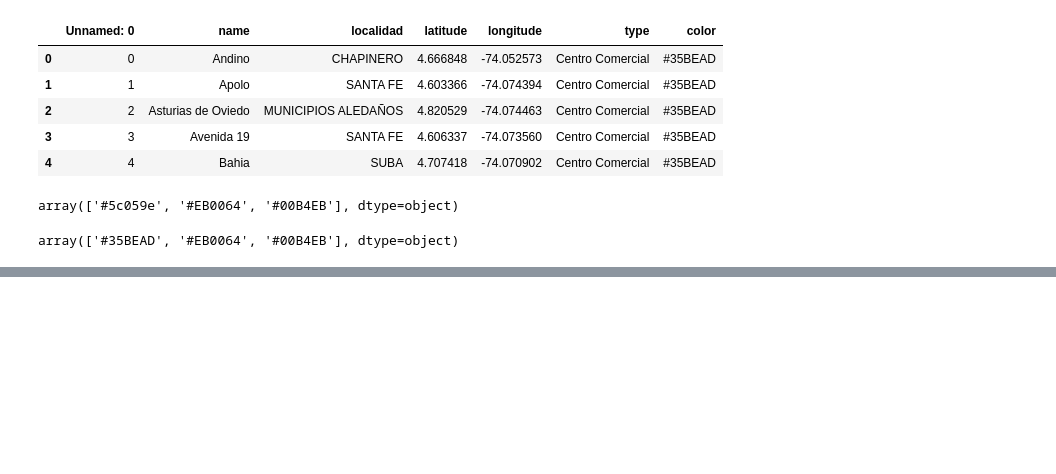
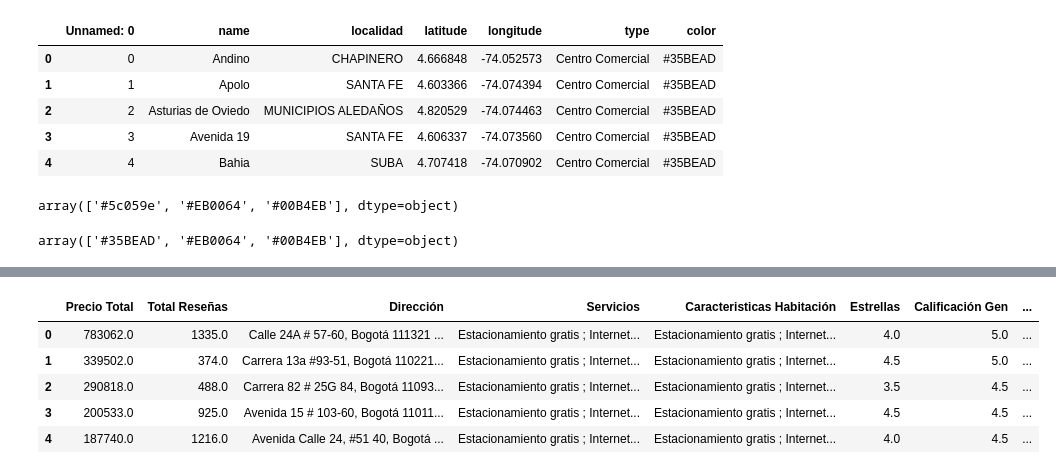
Before and after one commit to DMGochoa/team-126-dash-app, a Jupyter notebook: cambios.ipynb, the cells around one changed output, grey strips where cells are left out. Drawn from its saved outputs; the diff is of its cells as text; code cells hidden in the pictures; blank space fills up the shorter version.

```diff
--- a/cambios.ipynb
+++ b/cambios.ipynb
@@ -25,0 +28,4 @@ df.to_csv("./data-cleaned/scattermap_points.csv", index=False)
+# %%
+df_hoteles = pd.read_excel("./data/extracción.xlsx")
+df_scatter = pd.read_csv("./data-cleaned/scattermap_points.csv", index_col=0)
+df_scatter = df_scatter.reset_index(drop=True)
@@ -25,0 +41,9 @@ df.to_csv("./data-cleaned/scattermap_points.csv", index=False)
+# %%
+df_hoteles.head(5)
+# %% [output]
+|  | Precio Total | Total Reseñas | Dirección | Servicios | Caracteristicas Habitación | Estrellas | Calificación Gen | ... |
+| 0 | 783062.0 | 1335.0 | Calle 24A # 57-60, Bogotá 111321 ... | Estacionamiento gratis ; Internet... | Estacionamiento gratis ; Internet... | 4.0 | 5.0 | ... |
+| 1 | 339502.0 | 374.0 | Carrera 13a #93-51, Bogotá 110221... | Estacionamiento gratis ; Internet... | Estacionamiento gratis ; Internet... | 4.5 | 5.0 | ... |
+| 2 | 290818.0 | 488.0 | Carrera 82 # 25G 84, Bogotá 11093... | Estacionamiento gratis ; Internet... | Estacionamiento gratis ; Internet... | 3.5 | 4.5 | ... |
+| 3 | 200533.0 | 925.0 | Avenida 15 # 103-60, Bogotá 11011... | Estacionamiento gratis ; Internet... | Estacionamiento gratis ; Internet... | 4.5 | 4.5 | ... |
+| 4 | 187740.0 | 1216.0 | Avenida Calle 24, #51 40, Bogotá ... | Estacionamiento gratis ; Internet... | Estacionamiento gratis ; Internet... | 4.0 | 4.5 | ... |
```
Also changed, not shown: parts of 24 cells of this notebook, 4 other files.
